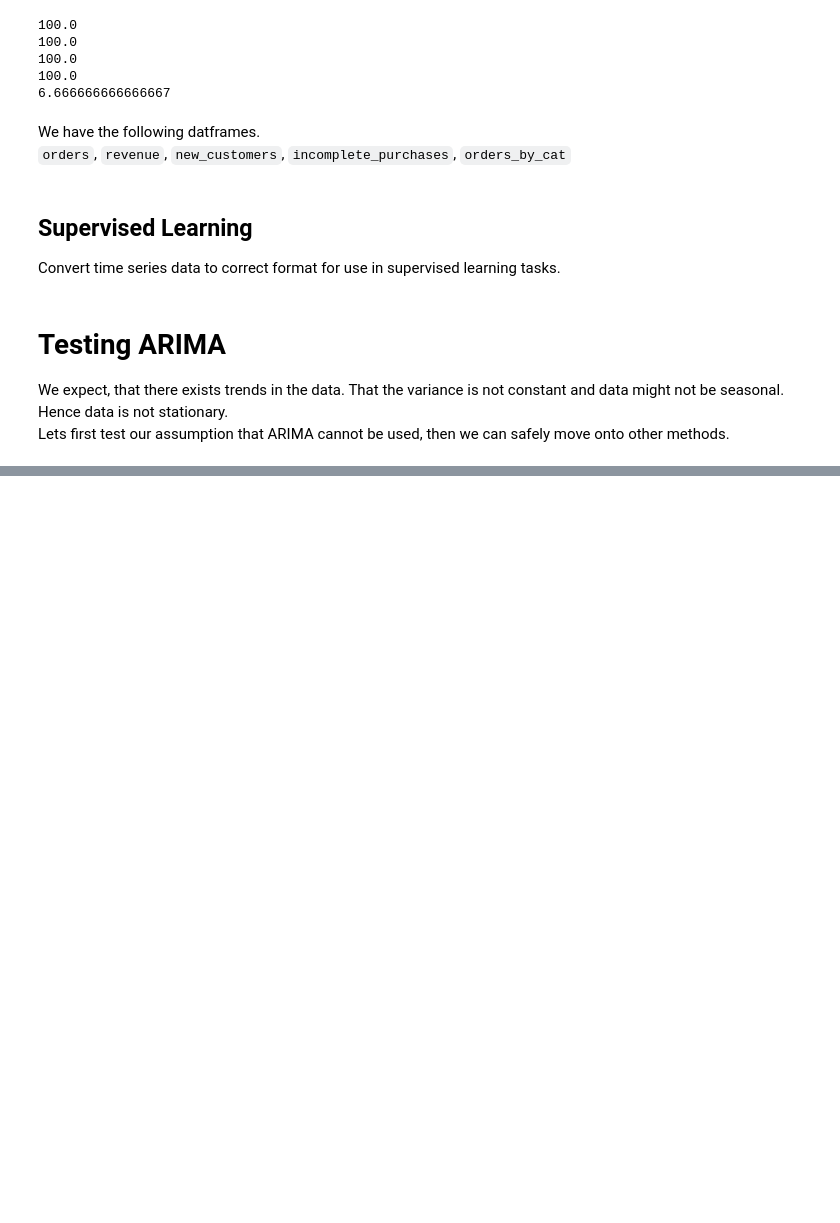
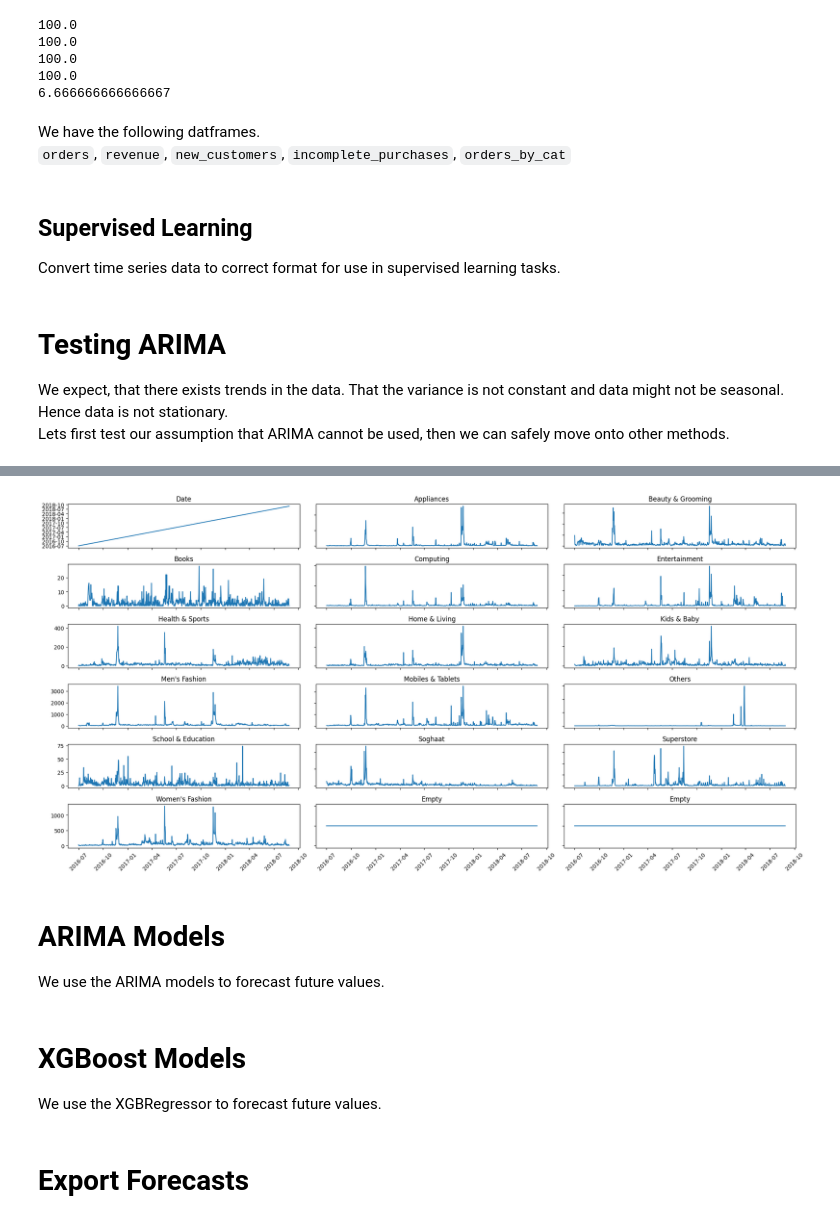
Before and after one commit to torchlightwizard/Data-Analysis-Pakistan-Ecommerce, a Jupyter notebook: notebooks/modeling.ipynb, the cells around one changed output, grey strips where cells are left out. Saved outputs shown, nothing was run; the diff lists cells and outputs as text; code cells hidden in the pictures; blank space fills up the shorter version.

Commit message:
tested arima

```diff
--- a/notebooks/modeling.ipynb
+++ b/notebooks/modeling.ipynb
@@ -197,0 +269,36 @@ Lets first test our assumption that ARIMA cannot be used, then we can safely mov
+# %%
+import math
+
+fig, ax = plt.subplots((math.floor(len(orders_by_cat.columns)/3)) + 1, 3, sharey=False)
+col_to_plot = orders_by_cat.columns
+itr = 0
+for ax_row in ax:
+    for ax_item in ax_row:
+        if itr < len(col_to_plot):
+            ax_item.plot(orders_by_cat["Date"], orders_by_cat[col_to_plot[itr]])
+            ax_item.set_title(col_to_plot[itr])
+        else:
+            ax_item.plot(orders_by_cat["Date"], [0]*orders_by_cat.shape[0])
+            ax_item.set_title("Empty")
+        itr += 1
+
+for a in ax.flat:
+    a.tick_params(axis='x', rotation=45)
+
+fig.set_figwidth(20)
+fig.set_figheight(10)
+
+for a in fig.get_axes():
+    a.label_outer()
+fig.tight_layout()
+plt.show()
+# %% [output]
+[figure, added]
+# %% [markdown]
+# ARIMA Models
+We use the ARIMA models to forecast future values.
+# %% [markdown]
+# XGBoost Models
+We use the XGBRegressor to forecast future values.
+# %% [markdown]
+# Export Forecasts
```
Also changed, not shown: parts of 5 cells of this notebook.
